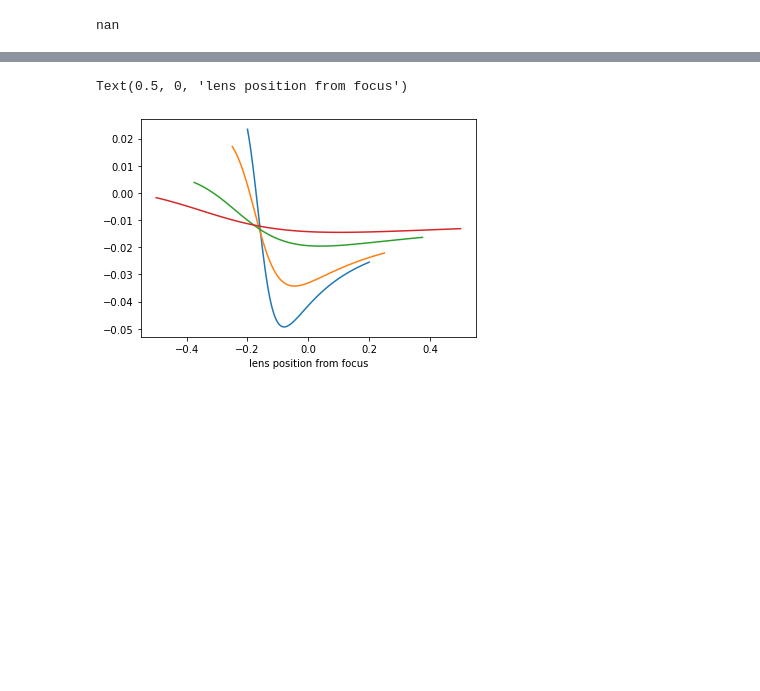
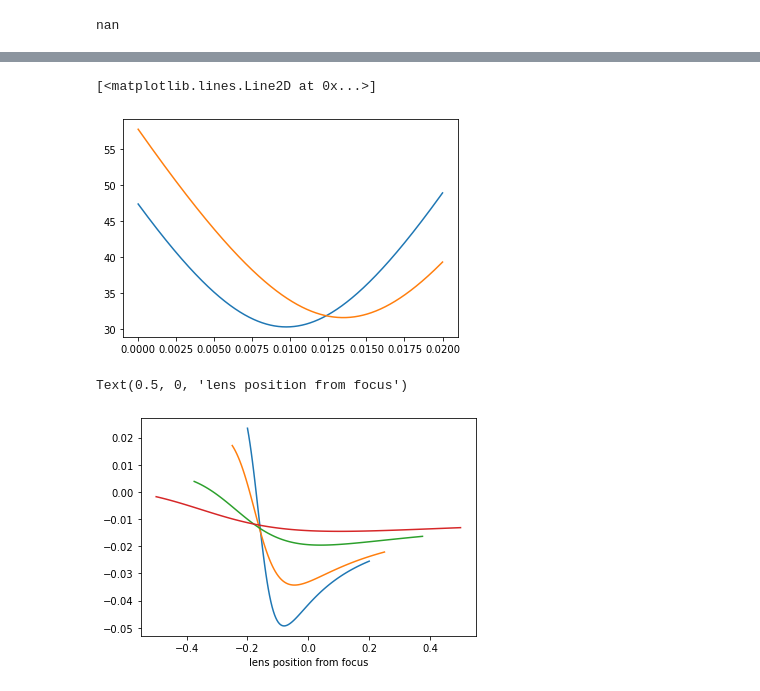
Before and after one commit to JianhuiL/Gaussian_Optics, a Jupyter notebook: Doubling Cavity jh.ipynb, the cells around one changed output, grey strips where cells are left out. Drawn from its saved outputs; the diff is of its cells as text; code cells hidden in the pictures; blank space fills up the shorter version.

```diff
--- a/Doubling Cavity jh.ipynb
+++ b/Doubling Cavity jh.ipynb
@@ -376,3 +354,45 @@ plt.plot(waist_list_v*2/1e-6)
+# %%
+wl = 1.087e-6
+n_air = 1
+waist_start = 1.6e-3/2
+l1 = 0.138
+l2 = 0.136
+l3 = 0.11
+lc = 0.02
+fold = 23
+focus = 400e-3
+radius = 0.1
+n_air = 1
+n_crystal = 1.747
+focus_scan400 = np.linspace(focus-focus/2, focus + focus/2,100)
+q_i = Gaussian(position = True, wl = wl, n= n_air, waist = waist_start, z = 100e-3)
+# %%
+q_list = []
+waist_list_h = []
+waist_list_v = []
+pos_list400 = []
+p1 = 0.1
+f1 = 150e-3
+p2 = 0.261
+f2 = 100e-3
+p3 = 0.510
+lc_list = np.linspace(0,0.02,1000)
+for lc_scan in lc_list:
+    q_ini = Colimate(q_i,p1,f1,p2,f2,p3)
+#     w_test = Waist(q_ini, wl, n_air)
+    q_f_h = Beam_to_cavity(q_ini,0.1,focus,focus_spot,l1,l2,l3,lc,radius,fold,n_air,n_crystal,lc_scan=lc_scan)[0]
+    q_f_v = Beam_to_cavity(q_ini,0.1,focus,focus_spot,l1,l2,l3,lc,radius,fold,n_air,n_crystal,lc_scan=lc_scan)[1]
+    waist_list_h.append(Waist(q_f_h,wl,n_crystal))
+    waist_list_v.append(Waist(q_f_v,wl,n_crystal))
+#     pos_list400.append(Position_from_waist(q_f))
+waist_list_h = np.array(waist_list_h)
+waist_list_v = np.array(waist_list_v)
+# %%
+plt.plot(lc_list,waist_list_h/1e-6)
+plt.plot(lc_list,waist_list_v/1e-6)
+# %% [output]
+[<matplotlib.lines.Line2D at 0x...>]
+[figure, added]
 # %%
 q_list400 = []
 waist_list400 = []
```
Also changed, not shown: parts of 19 cells of this notebook.
